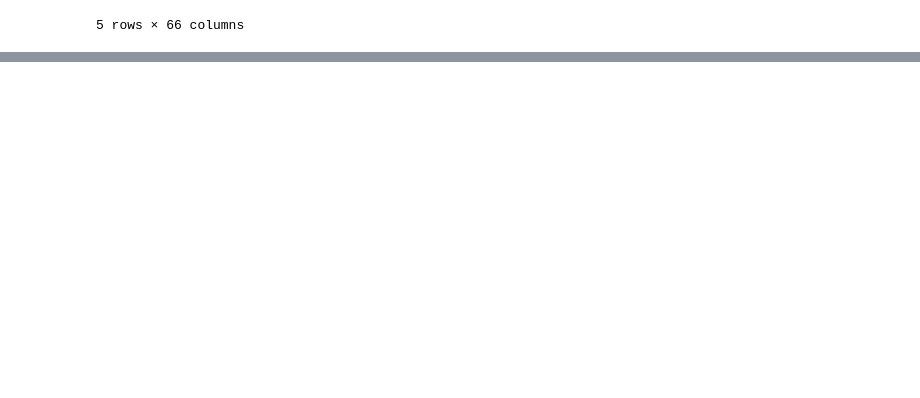
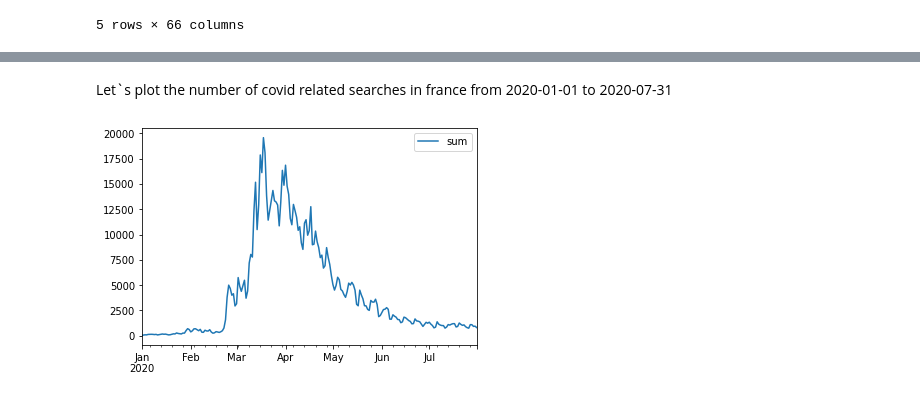
Before and after one commit to epfl-ada/ada-2022-project-thedatadiggers22, a Jupyter notebook: test_Robin.ipynb, the cells around one changed output, grey strips where cells are left out. Drawn from its saved outputs; the diff is of its cells as text; code cells hidden in the pictures; blank space fills up the shorter version.

```diff
--- a/test_Robin.ipynb
+++ b/test_Robin.ipynb
@@ -41,2 +32,6 @@ df_agg.head()
 # %%
+interventions = load_interventions("data/interventions.csv")
+topics_df, topics = load_topics('data/topics_linked.csv.xz')
+agg = load_aggregated("data/aggregated_timeseries.json.gz")
 codes_order = ["sr", "it", "fr", "en", "nl", "ko", "de", "fi", "ja", "no", "sv", "da"]
+dfs_pca_shift = load_pca(codes_order, pca_folder="data/pca/")
@@ -47,0 +38,4 @@ Index(['ja.m', 'it', 'da.m', 'tr', 'no.m', 'en', 'sr', 'tr.m', 'en.m', 'no',
+# %%
+df_agg = pd.DataFrame.from_dict(agg)
+fr_covid = pd.DataFrame.from_dict(df_agg['fr']['covid'])
+print(fr_covid.drop(fr_covid.loc[fr_covid.index < '2020-01-01'].index, axis = 0).drop('len', axis= 1).head(300))
@@ -47,0 +57,7 @@ Index(['ja.m', 'it', 'da.m', 'tr', 'no.m', 'en', 'sr', 'tr.m', 'en.m', 'no',
+# %% [markdown]
+Let`s plot the number of covid related searches in france from 2020-01-01 to 2020-07-31
+# %%
+fr_covid_period = fr_covid.drop(fr_covid.loc[fr_covid.index < '2020-01-01'].index, axis = 0).drop(['percent', 'len'], axis= 1)
+fr_covid_period.plot();
+# %% [output]
+[figure, added]
```
Also changed, not shown: parts of 9 cells of this notebook.
